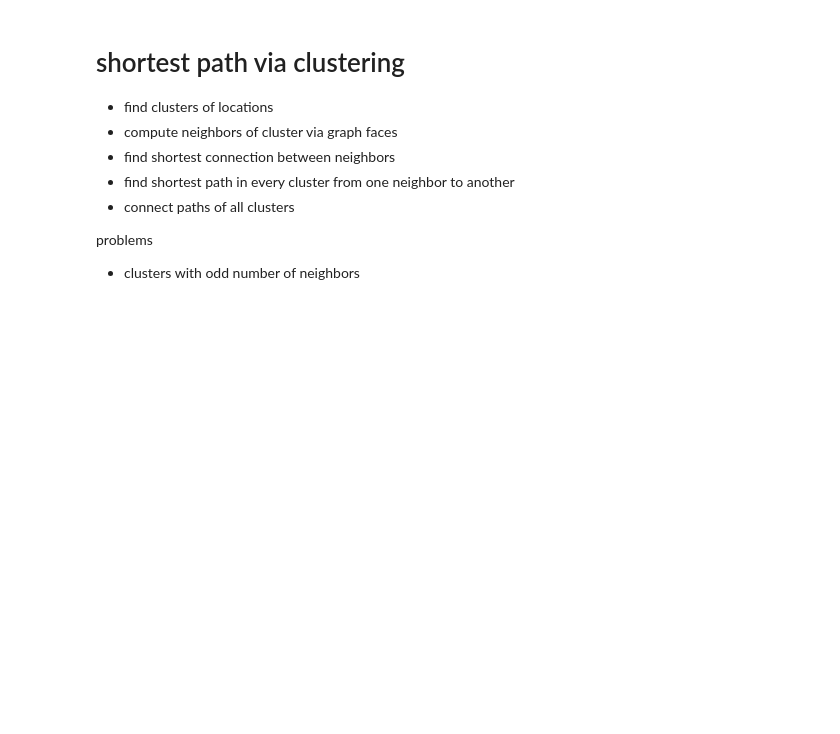
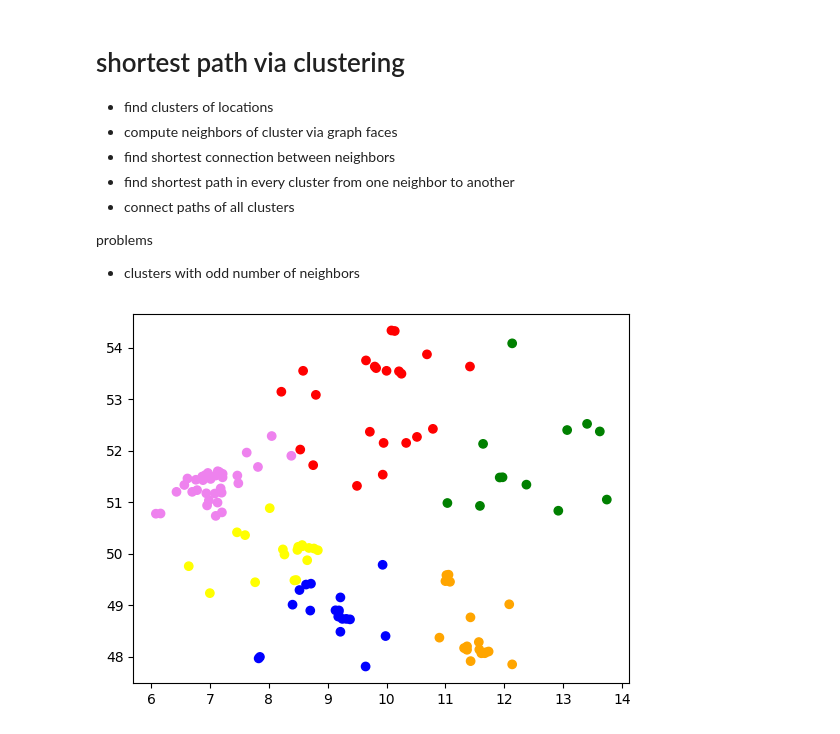
Before and after one commit to JaegerJens/shortest-path, a Jupyter notebook: shortestpath.ipynb, the cells around one changed output. Saved outputs shown, nothing was run; the diff lists cells and outputs as text; code cells hidden in the pictures; blank space fills up the shorter version.

Commit message:
cluster all cities and show clusters via color

```diff
--- a/shortestpath.ipynb
+++ b/shortestpath.ipynb
@@ -125,3 +125,30 @@ plt.show()
 problems
 
 * clusters with odd number of neighbors
+# %%
+from sklearn.cluster import KMeans
+
+def plotClusters(clusters):
+    lat, lng = zip(*locations)
+    colors = [
+        "Red",
+        "Orange",
+        "Yellow",
+        "Green",
+        "Blue",
+        "Violet"
+    ]
+    clusterColors = [colors[index] for index in clusters]
+
+    plt.scatter(lng, lat, c=clusterColors)
+    plt.show()
+
+
+def clusterCities():
+    kmeans = KMeans(n_clusters = 6, n_init="auto")
+    kmeans.fit(locations)
+    plotClusters(kmeans.labels_)
+
+clusterCities()
+# %% [output]
+[figure, added]
```
